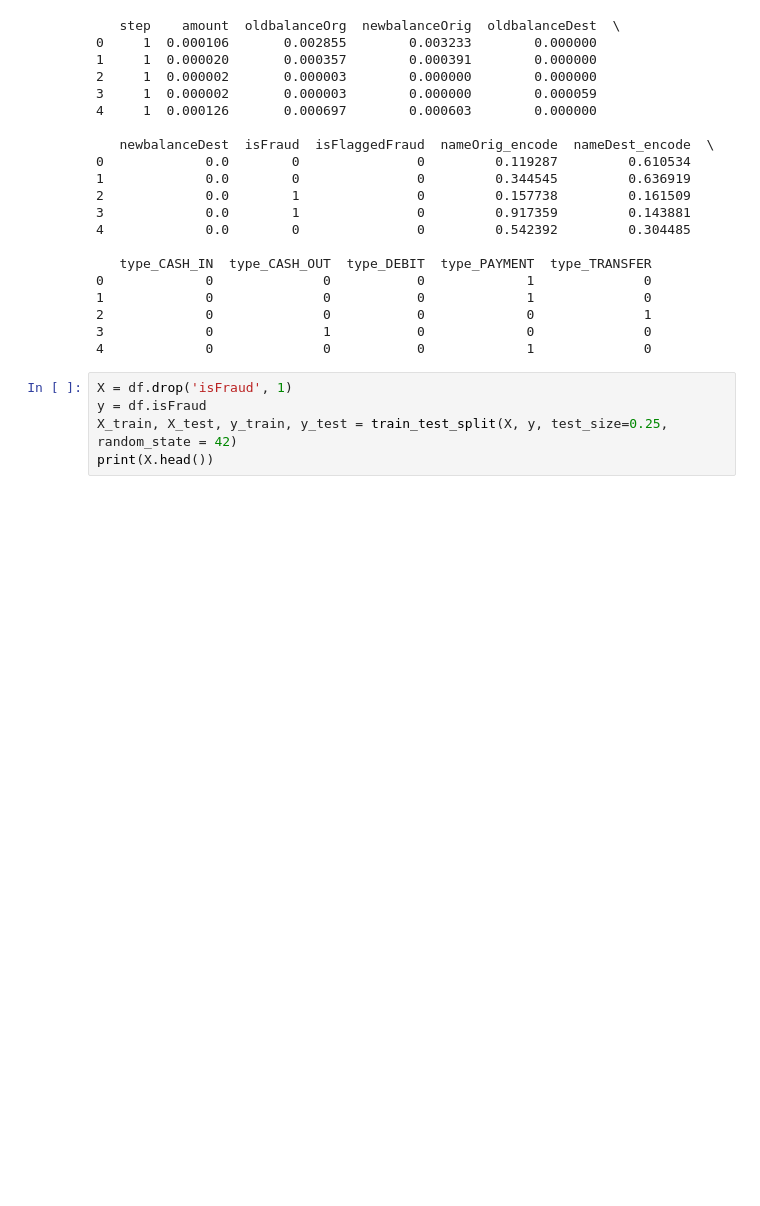
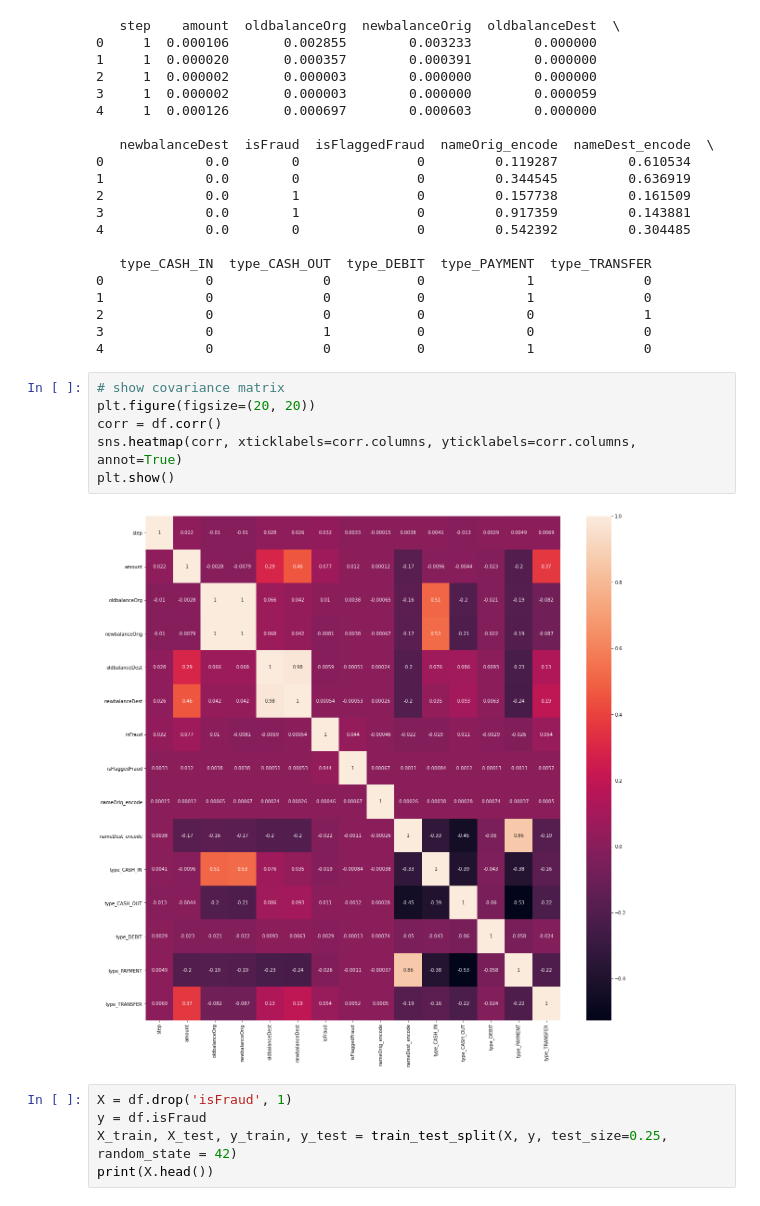
Before and after one commit to jwallace22/DSP-CreditFraudDetection, a Jupyter notebook: Ensemble_Tree_Methods.ipynb, the cells around one changed output. Saved outputs shown, nothing was run; the diff lists cells and outputs as text; blank space fills up the shorter version.

```diff
--- a/Ensemble_Tree_Methods.ipynb
+++ b/Ensemble_Tree_Methods.ipynb
@@ -93,6 +93,14 @@ print(df.head())
 2             0              0           0             0              1
 3             0              1           0             0              0
 4             0              0           0             1              0
+# %%
+# show covariance matrix
+plt.figure(figsize=(20, 20))
+corr = df.corr()
+sns.heatmap(corr, xticklabels=corr.columns, yticklabels=corr.columns, annot=True)
+plt.show()
+# %% [output]
+[figure, added]
 # %%
 X = df.drop('isFraud', 1)
 y = df.isFraud
```
Also changed, not shown: parts of 6 cells of this notebook.
